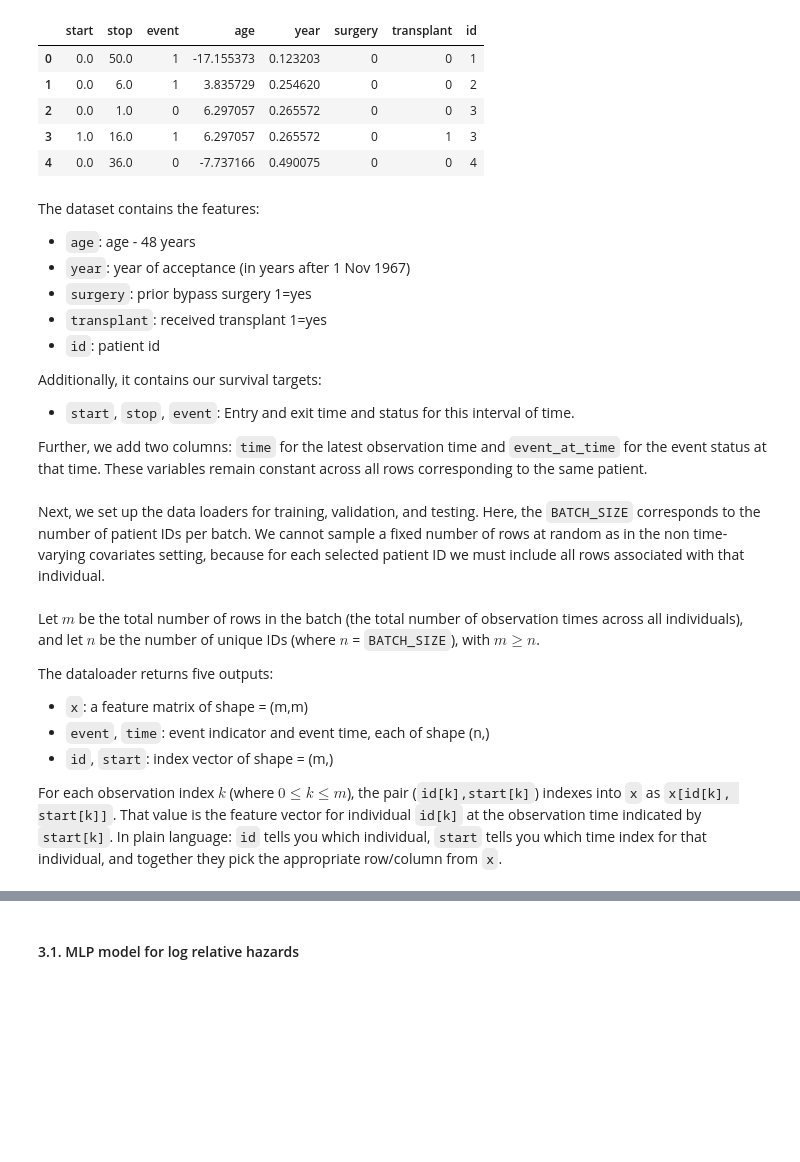
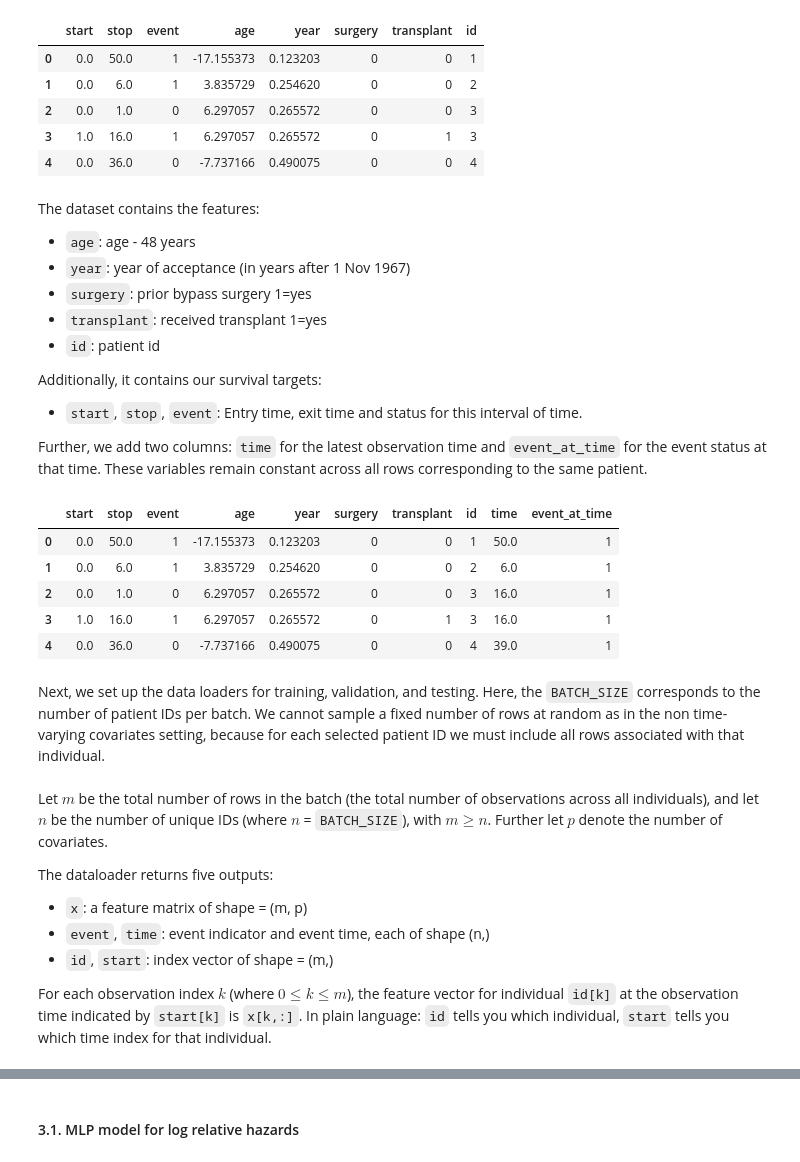
Before and after one commit to Novartis/torchsurv, a Jupyter notebook: docs/notebooks/regression_time_varying.ipynb, the cells around one changed output, grey strips where cells are left out. Drawn from its saved outputs; the diff is of its cells as text; code cells hidden in the pictures; blank space fills up the shorter version.

```diff
--- a/docs/notebooks/regression_time_varying.ipynb
+++ b/docs/notebooks/regression_time_varying.ipynb
@@ -67,18 +67,27 @@ The dataset contains the features:
 
 Additionally, it contains our survival targets:
 
-- `start`, `stop`, `event`: Entry and exit time and status for this interval of time.
+- `start`, `stop`, `event`: Entry time, exit time and status for this interval of time.
 
 Further, we add two columns: `time` for the latest observation time and `event_at_time` for the event status at that time. These variables remain constant across all rows corresponding to the same patient.
 # %%
 # Add time column (max stop per id)
 df["time"] = df.groupby("id")["stop"].transform("max")
 
 # Add column for event at that time
 df["event_at_time"] = df.apply(
     lambda row: df[(df["id"] == row["id"]) & (df["stop"] == row["time"])]["event"].iloc[0],
     axis=1,
 )
+
+df.head(5)
+# %% [output]
+|  | start | stop | event | age | year | surgery | transplant | id | time | event_at_time |
+| 0 | 0.0 | 50.0 | 1 | -17.155373 | 0.123203 | 0 | 0 | 1 | 50.0 | 1 |
+| 1 | 0.0 | 6.0 | 1 | 3.835729 | 0.254620 | 0 | 0 | 2 | 6.0 | 1 |
+| 2 | 0.0 | 1.0 | 0 | 6.297057 | 0.265572 | 0 | 0 | 3 | 16.0 | 1 |
+| 3 | 1.0 | 16.0 | 1 | 6.297057 | 0.265572 | 0 | 1 | 3 | 16.0 | 1 |
+| 4 | 0.0 | 36.0 | 0 | -7.737166 | 0.490075 | 0 | 0 | 4 | 39.0 | 1 |
 # %% [markdown]
 Next, we set up the data loaders for training, validation, and testing. Here, the `BATCH_SIZE` corresponds to the number of patient IDs per batch. We cannot sample a fixed number of rows at random as in the non time-varying covariates setting, because for each selected patient ID we must include all rows associated with that individual.
 # %%
@@ -107,14 +116,14 @@ dataloader_val = DataLoader(
 
 dataloader_test = DataLoader(test_dataset, batch_size=len(test_dataset), shuffle=False, collate_fn=collate_fn)
 # %% [markdown]
-Let $m$ be the total number of rows in the batch (the total number of observation times across all individuals), and let $n$ be the number of unique IDs (where $n$ = `BATCH_SIZE`), with $m \geq n$.
+Let $m$ be the total number of rows in the batch (the total number of observations across all individuals), and let $n$ be the number of unique IDs (where $n$ = `BATCH_SIZE`), with $m \geq n$. Further let $p$ denote the number of covariates.
 
 The dataloader returns five outputs:
-- `x`: a feature matrix of shape = (m,m)
+- `x`: a feature matrix of shape = (m, p)
 - `event`, `time`: event indicator and event time, each of shape (n,)
 - `id`, `start`: index vector of shape = (m,)
 
-For each observation index $k$ (where $0\leq k\leq m$), the pair (`id[k],start[k]`) indexes into `x` as `x[id[k], start[k]]`. That value is the feature vector for individual `id[k]` at the observation time indicated by `start[k]`. In plain language: `id` tells you which individual, `start` tells you which time index for that individual, and together they pick the appropriate row/column from `x`.
+For each observation index $k$ (where $0\leq k\leq m$), the feature vector for individual `id[k]` at the observation time indicated by `start[k]` is `x[k,:]`. In plain language: `id` tells you which individual, `start` tells you which time index for that individual.
 # %%
 # Sanity check
 x, (event, time), id, start = next(iter(dataloader_train))
```
Also changed, not shown: parts of 17 cells of this notebook, 10 other files.
